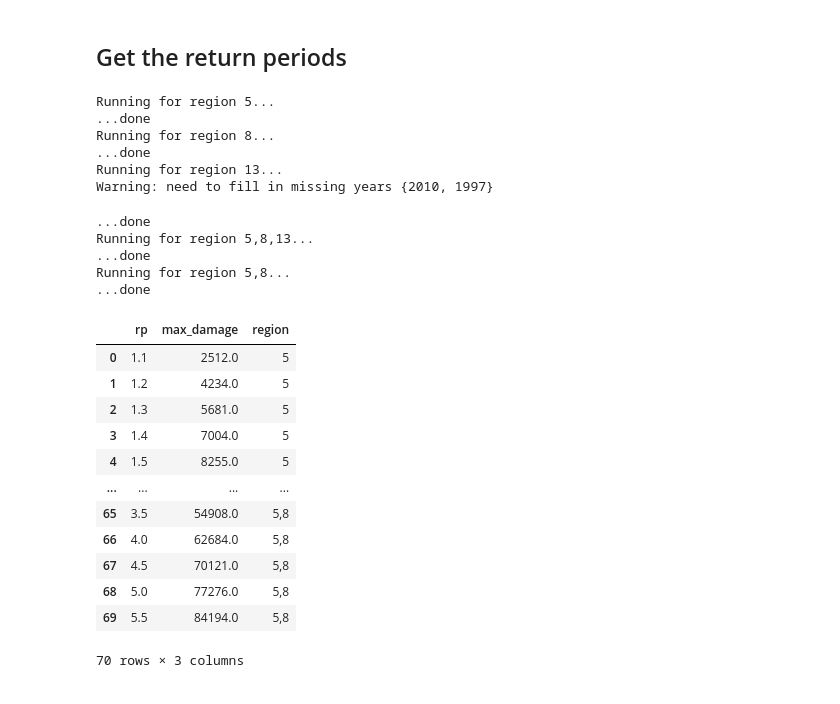
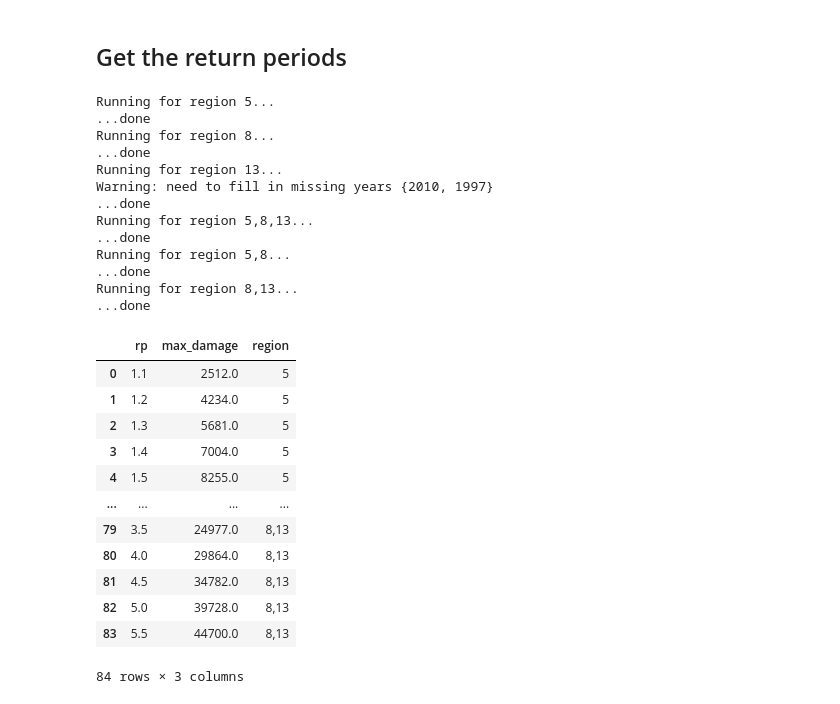
Before and after one commit to rodekruis/Typhoon-Impact-based-forecasting-model, a Jupyter notebook: analysis/trigger_thresholds/trigger_thresholds.ipynb, the cells around one changed output. Saved outputs shown, nothing was run; the diff lists cells and outputs as text; code cells hidden in the pictures.

Commit message:
Added region 8 and 13 option

```diff
--- a/analysis/trigger_thresholds/trigger_thresholds.ipynb
+++ b/analysis/trigger_thresholds/trigger_thresholds.ipynb
@@ -119,7 +119,17 @@ df_max
 501 rows × 3 columns
 # %%
 # Now do the same but taking the ROI as a whole
-df_max_roi = (df_comb.loc[df_comb['adm1_pcode'].isin(ROI.values())]
+
+df_max_roi_input = {
+    "5,8,13": ["5", "8", "13"],
+    "5,8": ["5", "8"],
+    "8,13": ["8", "13"],
+}
+
+df_max_roi = {}
+for key, value in df_max_roi_input.items():
+
+    df_max_roi[key] = (df_comb.loc[df_comb['adm1_pcode'].isin([ROI[v] for v in value])]
               .groupby('typhoon')
               .agg({'No_Totally_DMG_BLD': sum,'year': 'first'})
               .groupby(['year']).max()
@@ -330,41 +311,43 @@ def bootstrap_resample(df, years, method, n_bootstrap=100):
 # %%
 df_rp = pd.DataFrame()
 
 
 # Only do for regions 5, 8, and 13
 for region_key, region_value in ROI.items():
     df_rp = add_rps_to_df(df_max.loc[df_max["adm1_pcode"] == region_value], df_rp, region_key)
 
 # Then for all 3 regions
-df_rp = add_rps_to_df(df_max_roi, df_rp, "5,8,13")
-df_rp = add_rps_to_df(df_max_roi_old, df_rp, "5,8")
+for region_key, df_region in df_max_roi.items():
+    df_rp = add_rps_to_df(df_region, df_rp, region_key)
 
 
 df_rp
 # %% [output]
 Running for region 5...
 ...done
 Running for region 8...
 ...done
 Running for region 13...
 Warning: need to fill in missing years {2010, 1997}
+...done
+Running for region 5,8,13...
+...done
+Running for region 5,8...
+...done
+Running for region 8,13...
+...done
+|  | rp | max_damage | region |
+| 0 | 1.1 | 2512.0 | 5 |
+| 1 | 1.2 | 4234.0 | 5 |
+| 2 | 1.3 | 5681.0 | 5 |
+| 3 | 1.4 | 7004.0 | 5 |
+| 4 | 1.5 | 8255.0 | 5 |
+| ... | ... | ... | ... |
+| 79 | 3.5 | 24977.0 | 8,13 |
+| 80 | 4.0 | 29864.0 | 8,13 |
+| 81 | 4.5 | 34782.0 | 8,13 |
+| 82 | 5.0 | 39728.0 | 8,13 |
+| 83 | 5.5 | 44700.0 | 8,13 |
-...done
-Running for region 5,8,13...
-...done
-Running for region 5,8...
-...done
+84 rows × 3 columns
-|  | rp | max_damage | region |
-| 0 | 1.1 | 2512.0 | 5 |
-| 1 | 1.2 | 4234.0 | 5 |
-| 2 | 1.3 | 5681.0 | 5 |
-| 3 | 1.4 | 7004.0 | 5 |
-| 4 | 1.5 | 8255.0 | 5 |
-| ... | ... | ... | ... |
-| 65 | 3.5 | 54908.0 | 5,8 |
-| 66 | 4.0 | 62684.0 | 5,8 |
-| 67 | 4.5 | 70121.0 | 5,8 |
-| 68 | 5.0 | 77276.0 | 5,8 |
-| 69 | 5.5 | 84194.0 | 5,8 |
-70 rows × 3 columns
 # %%
 df_rp.to_csv("rp_damage_per_region.csv", index=False)
```
Also changed, not shown: parts of 2 cells of this notebook, 1 other file.
